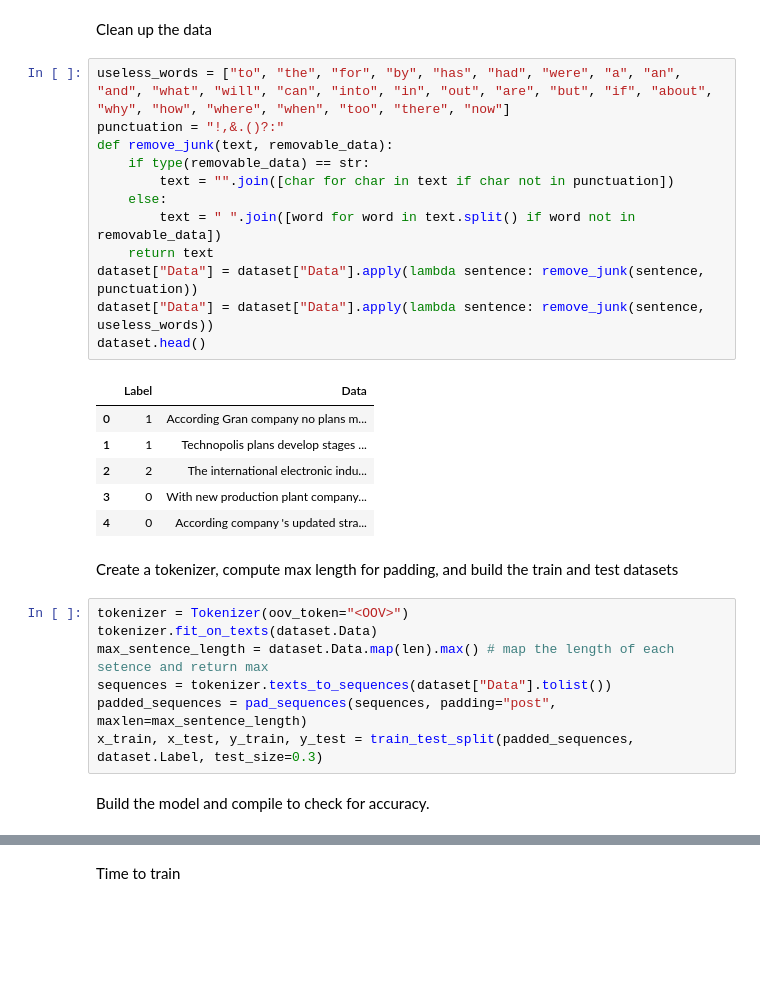
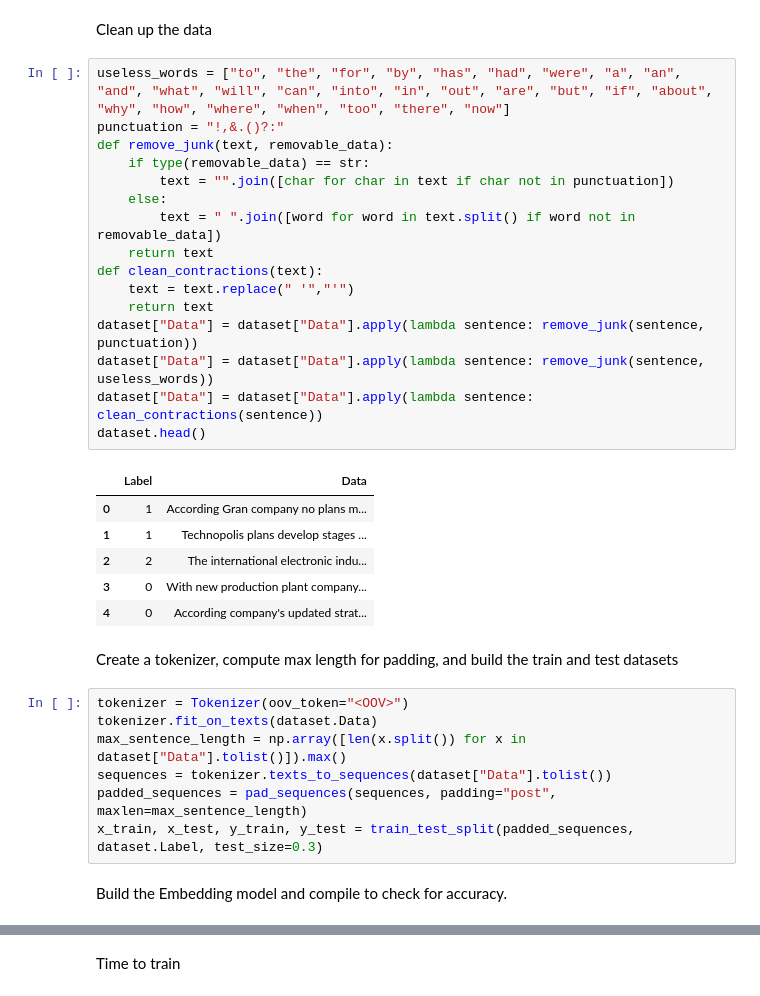
Before and after one commit to fcjreed/CryptoAI, a Jupyter notebook: learning/sentimentanalysis.ipynb, the cells around one changed output, grey strips where cells are left out. Cells and saved outputs as stored; diff of their text form; blank space fills up the shorter version.

```diff
--- a/learning/sentimentanalysis.ipynb
+++ b/learning/sentimentanalysis.ipynb
@@ -45,31 +46,35 @@ Clean up the data
 # %%
 useless_words = ["to", "the", "for", "by", "has", "had", "were", "a", "an", "and", "what", "will", "can", "into", "in", "out", "are", "but", "if", "about", "why", "how", "where", "when", "too", "there", "now"]
 punctuation = "!,&.()?:"
 def remove_junk(text, removable_data):
     if type(removable_data) == str:
         text = "".join([char for char in text if char not in punctuation])
     else:
         text = " ".join([word for word in text.split() if word not in removable_data])
     return text
+def clean_contractions(text):
+    text = text.replace(" '","'")
+    return text
 dataset["Data"] = dataset["Data"].apply(lambda sentence: remove_junk(sentence, punctuation))
 dataset["Data"] = dataset["Data"].apply(lambda sentence: remove_junk(sentence, useless_words))
+dataset["Data"] = dataset["Data"].apply(lambda sentence: clean_contractions(sentence))
 dataset.head()
 # %% [output]
 |  | Label | Data |
 | 0 | 1 | According Gran company no plans m... |
 | 1 | 1 | Technopolis plans develop stages ... |
 | 2 | 2 | The international electronic indu... |
 | 3 | 0 | With new production plant company... |
-| 4 | 0 | According company 's updated stra... |
+| 4 | 0 | According company's updated strat... |
 # %% [markdown]
 Create a tokenizer, compute max length for padding, and build the train and test datasets
 # %%
 tokenizer = Tokenizer(oov_token="<OOV>")
 tokenizer.fit_on_texts(dataset.Data)
-max_sentence_length = dataset.Data.map(len).max() # map the length of each setence and return max
+max_sentence_length = np.array([len(x.split()) for x in dataset["Data"].tolist()]).max()
 sequences = tokenizer.texts_to_sequences(dataset["Data"].tolist())
 padded_sequences = pad_sequences(sequences, padding="post", maxlen=max_sentence_length)
 x_train, x_test, y_train, y_test = train_test_split(padded_sequences, dataset.Label, test_size=0.3)
 # %% [markdown]
-Build the model and compile to check for accuracy.
+Build the Embedding model and compile to check for accuracy.
 # %%
```
Also changed, not shown: parts of 33 cells of this notebook.
